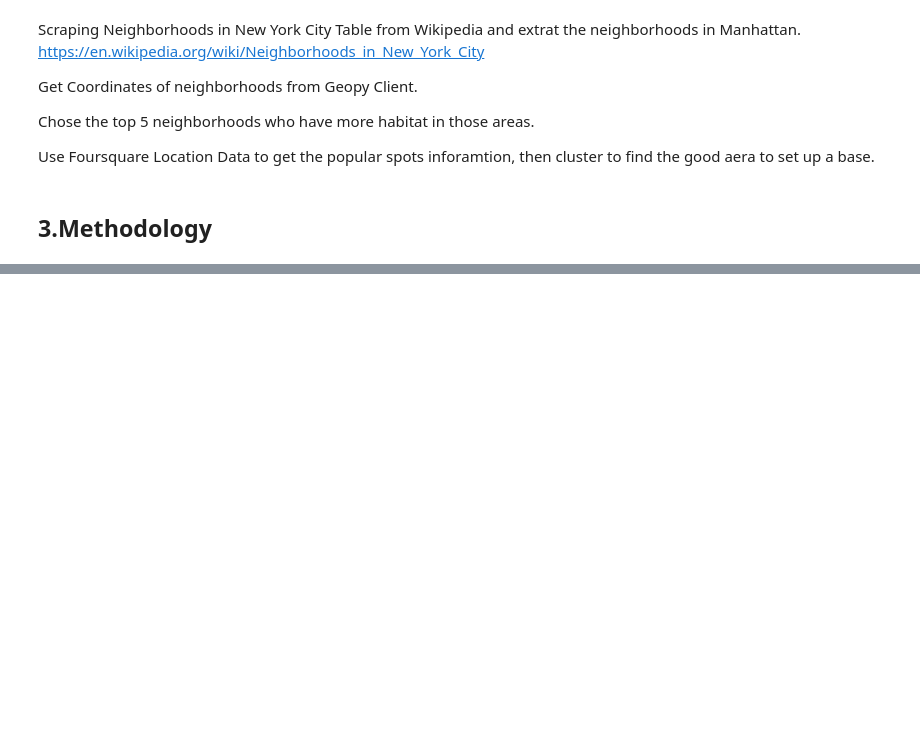
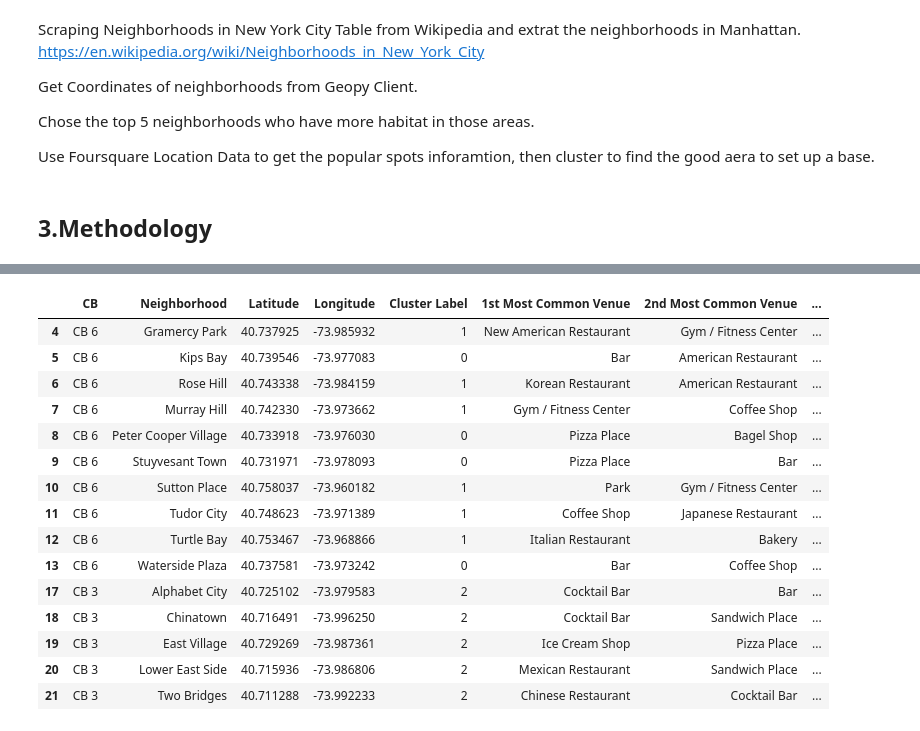
Before and after one commit to shengminchen/Coursera_Capstone, a Jupyter notebook: Capstone_Project_The_Battle_of_Neighborhoods.ipynb, the cells around one changed output, grey strips where cells are left out. Saved outputs shown, nothing was run; the diff lists cells and outputs as text; code cells hidden in the pictures; blank space fills up the shorter version.

```diff
--- a/Capstone_Project_The_Battle_of_Neighborhoods.ipynb
+++ b/Capstone_Project_The_Battle_of_Neighborhoods.ipynb
@@ -30,0 +765,4 @@ Use Foursquare Location Data to get the popular spots inforamtion, then cluster
+# %%
+#Get a list of neighborhood in CB 3 and CB 6
+CB3_CB6_Neighborhoods = df_Neighborhoods.loc[df_Neighborhoods["CB"].isin(["CB\xa03", "CB\xa06"])]["Neighborhood"].to_list()
+CB3_CB6_Neighborhoods
@@ -30,0 +802,11 @@ Use Foursquare Location Data to get the popular spots inforamtion, then cluster
+# %%
+#Set number of clusters
+kclusters = 3
+
+Manhattan_grouped_clustering = df_Neighborhoods_Venues_Grouped.loc[df_Neighborhoods_Venues_Grouped["Neighborhood"].
+                                                                   isin(CB3_CB6_Neighborhoods)].drop('Neighborhood', axis=1)
+#Run k-means clustering
+kmeans = KMeans(n_clusters=kclusters, random_state=0).fit(Manhattan_grouped_clustering)
+
+#Check cluster labels generated for each row in the dataframe
+print ("Check Cluster labels :",  kmeans.labels_[:])
@@ -30,0 +815,15 @@ Use Foursquare Location Data to get the popular spots inforamtion, then cluster
+# %%
+#Add clustering labels
+CB3_CB6_top10_venues_sorted = Neighborhood_top10_venues_sorted.loc[Neighborhood_top10_venues_sorted["Neighborhood"].
+                                                                  isin(CB3_CB6_Neighborhoods)]
+
+CB3_CB6_top10_venues_sorted.insert(0, 'Cluster Label', kmeans.labels_)
+
+Manhattan_Neighborhoods_Coordinate_Cluster_merged = df_Neighborhoods.loc[df_Neighborhoods["Neighborhood"].
+                                                                  isin(CB3_CB6_Neighborhoods)]
+
+#Merge the inital Manhattan Dataframe with Sorted Most Visited places for each neighborhood
+Manhattan_Neighborhoods_Coordinate_Cluster_merged = Manhattan_Neighborhoods_Coordinate_Cluster_merged.join \
+                                        (CB3_CB6_top10_venues_sorted.set_index('Neighborhood'), on='Neighborhood')
+
+Manhattan_Neighborhoods_Coordinate_Cluster_merged.head()
@@ -30,0 +837,8 @@ Use Foursquare Location Data to get the popular spots inforamtion, then cluster
+# %%
+#Get the number of restaurant in each neighborhood
+Neighborhoods_Venues_restaurant_Number_CB3_CB6 = Neighborhoods_Venues_restaurant_df.loc[
+    Neighborhoods_Venues_restaurant_df["CB"].isin(["CB\xa03", "CB\xa06"])].sort_values("Number of Restaurant",ascending=False)
+
+Neighborhoods_Venues_restaurant_Number_CB3_CB6.drop("CB",axis=1,inplace=True)
+
+Neighborhoods_Venues_restaurant_Number_CB3_CB6
@@ -30,0 +862,23 @@ Use Foursquare Location Data to get the popular spots inforamtion, then cluster
+# %%
+#Add the number of restaurant in the dataframe
+CB3_CB6_Neighborhoods_Coordinate_Cluster_merged = Manhattan_Neighborhoods_Coordinate_Cluster_merged.join \
+                                        (Neighborhoods_Venues_restaurant_Number_CB3_CB6.set_index('Neighborhood'), on='Neighborhood')
+
+CB3_CB6_Neighborhoods_Coordinate_Cluster_merged
+# %% [output]
+|  | CB | Neighborhood | Latitude | Longitude | Cluster Label | 1st Most Common Venue | 2nd Most Common Venue | ... |
+| 4 | CB 6 | Gramercy Park | 40.737925 | -73.985932 | 1 | New American Restaurant | Gym / Fitness Center | ... |
+| 5 | CB 6 | Kips Bay | 40.739546 | -73.977083 | 0 | Bar | American Restaurant | ... |
+| 6 | CB 6 | Rose Hill | 40.743338 | -73.984159 | 1 | Korean Restaurant | American Restaurant | ... |
+| 7 | CB 6 | Murray Hill | 40.742330 | -73.973662 | 1 | Gym / Fitness Center | Coffee Shop | ... |
+| 8 | CB 6 | Peter Cooper Village | 40.733918 | -73.976030 | 0 | Pizza Place | Bagel Shop | ... |
+| 9 | CB 6 | Stuyvesant Town | 40.731971 | -73.978093 | 0 | Pizza Place | Bar | ... |
+| 10 | CB 6 | Sutton Place | 40.758037 | -73.960182 | 1 | Park | Gym / Fitness Center | ... |
+| 11 | CB 6 | Tudor City | 40.748623 | -73.971389 | 1 | Coffee Shop | Japanese Restaurant | ... |
+| 12 | CB 6 | Turtle Bay | 40.753467 | -73.968866 | 1 | Italian Restaurant | Bakery | ... |
+| 13 | CB 6 | Waterside Plaza | 40.737581 | -73.973242 | 0 | Bar | Coffee Shop | ... |
+| 17 | CB 3 | Alphabet City | 40.725102 | -73.979583 | 2 | Cocktail Bar | Bar | ... |
+| 18 | CB 3 | Chinatown | 40.716491 | -73.996250 | 2 | Cocktail Bar | Sandwich Place | ... |
+| 19 | CB 3 | East Village | 40.729269 | -73.987361 | 2 | Ice Cream Shop | Pizza Place | ... |
+| 20 | CB 3 | Lower East Side | 40.715936 | -73.986806 | 2 | Mexican Restaurant | Sandwich Place | ... |
+| 21 | CB 3 | Two Bridges | 40.711288 | -73.992233 | 2 | Chinese Restaurant | Cocktail Bar | ... |
```
Also changed, not shown: parts of 55 cells of this notebook.
